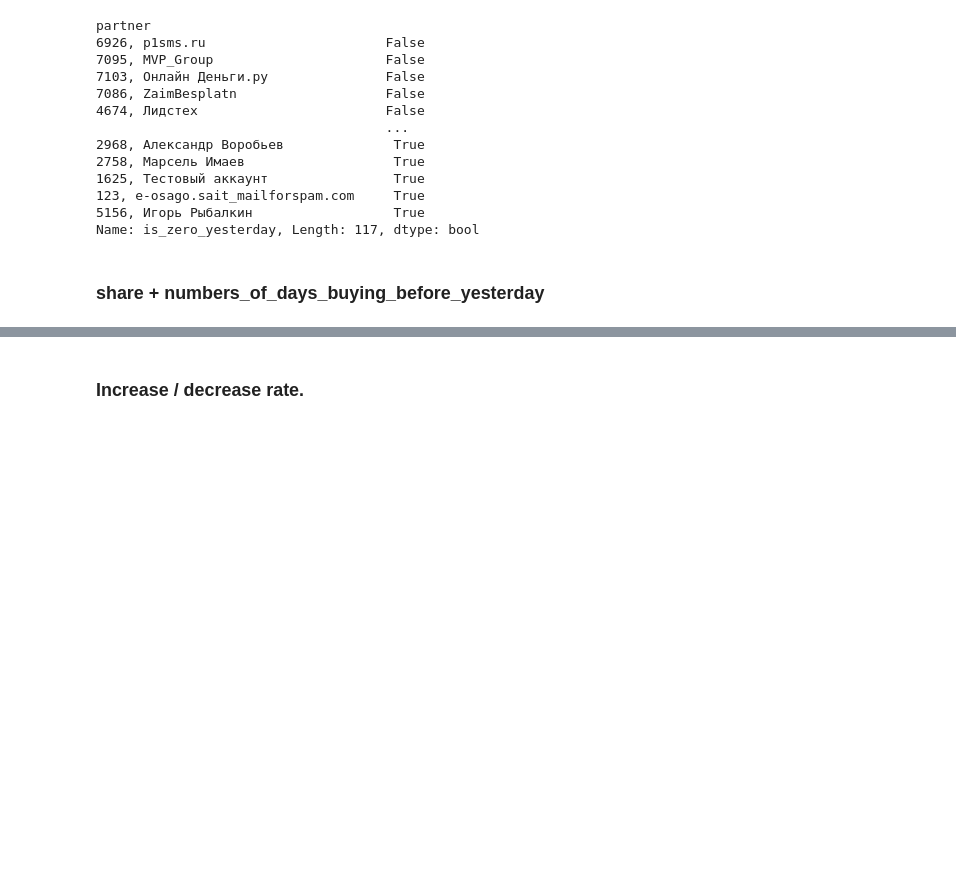
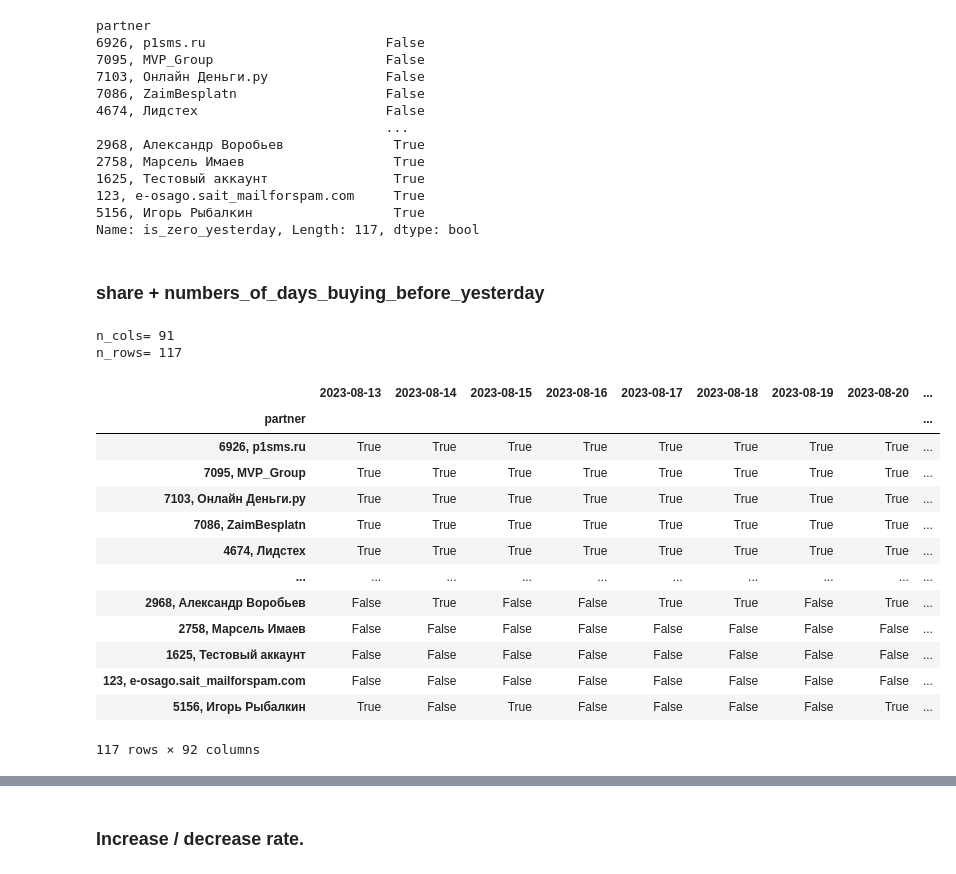
Before and after one commit to antisingle/s-alerts, a Jupyter notebook: alerts.ipynb, the cells around one changed output, grey strips where cells are left out. Cells and saved outputs as stored; diff of their text form; code cells hidden in the pictures; blank space fills up the shorter version.

```diff
--- a/alerts.ipynb
+++ b/alerts.ipynb
@@ -297,5 +269,30 @@ partner
 Name: is_zero_yesterday, Length: 117, dtype: bool
 # %% [markdown]
 ### share + numbers_of_days_buying_before_yesterday
+# %%
+n_rows = t.shape[0]
+n_cols = t.shape[1]
+print('n_cols=', n_cols)
+print('n_rows=', n_rows)
+tmp = t > 0
+tmp['share_non_zero_days']     = tmp.mean(axis=1)
+tmp
+# %% [output]
+n_cols= 91
+n_rows= 117
+|  | 2023-08-13 | 2023-08-14 | 2023-08-15 | 2023-08-16 | 2023-08-17 | 2023-08-18 | 2023-08-19 | 2023-08-20 | ... |
+| partner |  |  |  |  |  |  |  |  | ... |
+| 6926, p1sms.ru | True | True | True | True | True | True | True | True | ... |
+| 7095, MVP_Group | True | True | True | True | True | True | True | True | ... |
+| 7103, Онлайн Деньги.ру | True | True | True | True | True | True | True | True | ... |
+| 7086, ZaimBesplatn | True | True | True | True | True | True | True | True | ... |
+| 4674, Лидстех | True | True | True | True | True | True | True | True | ... |
+| ... | ... | ... | ... | ... | ... | ... | ... | ... | ... |
+| 2968, Александр Воробьев | False | True | False | False | True | True | False | True | ... |
+| 2758, Марсель Имаев | False | False | False | False | False | False | False | False | ... |
+| 1625, Тестовый аккаунт | False | False | False | False | False | False | False | False | ... |
+| 123, e-osago.sait_mailforspam.com | False | False | False | False | False | False | False | False | ... |
+| 5156, Игорь Рыбалкин | True | False | True | False | False | False | False | True | ... |
+117 rows × 92 columns
 # %%
 def stat_of_days_buying_before_yesterday(df):
```
Also changed, not shown: parts of 23 cells of this notebook.
